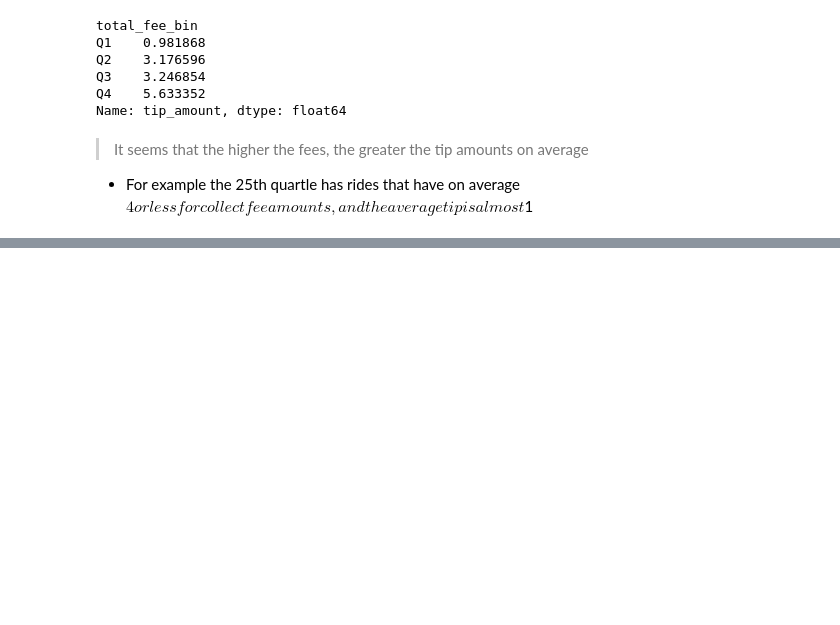
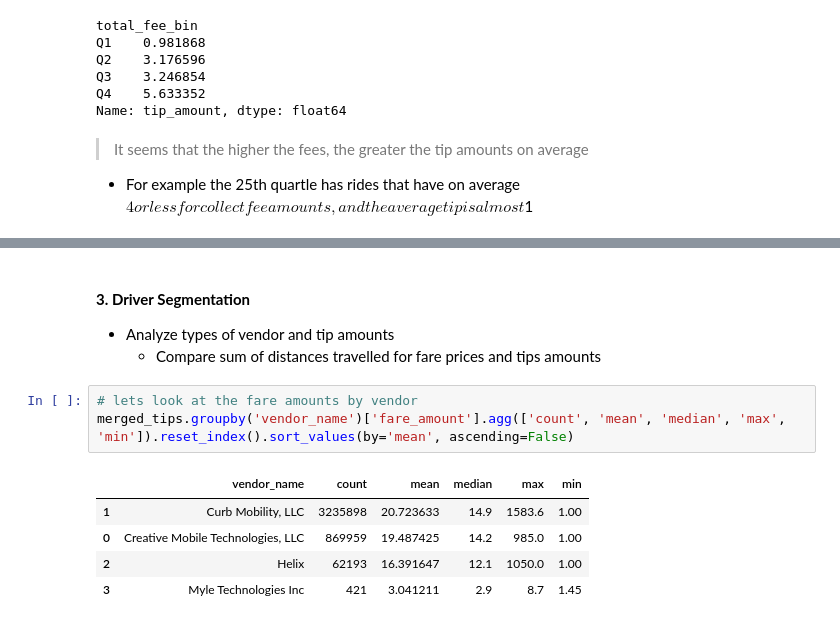
Before and after one commit to jjen1/nyc-taxis-trends, a Jupyter notebook: notebooks/yellow_taxis_eda.ipynb, the cells around one changed output, grey strips where cells are left out. Cells and saved outputs as stored; diff of their text form; blank space fills up the shorter version.

```diff
--- a/notebooks/yellow_taxis_eda.ipynb
+++ b/notebooks/yellow_taxis_eda.ipynb
@@ -2018,0 +2013,13 @@ Name: tip_amount, dtype: float64
+# %% [markdown]
+#### **3. Driver Segmentation**
+* Analyze types of vendor and tip amounts
+  * Compare sum of distances travelled for fare prices and tips amounts
+# %%
+# lets look at the fare amounts by vendor
+merged_tips.groupby('vendor_name')['fare_amount'].agg(['count', 'mean', 'median', 'max', 'min']).reset_index().sort_values(by='mean', ascending=False)
+# %% [output]
+|  | vendor_name | count | mean | median | max | min |
+| 1 | Curb Mobility, LLC | 3235898 | 20.723633 | 14.9 | 1583.6 | 1.00 |
+| 0 | Creative Mobile Technologies, LLC | 869959 | 19.487425 | 14.2 | 985.0 | 1.00 |
+| 2 | Helix | 62193 | 16.391647 | 12.1 | 1050.0 | 1.00 |
+| 3 | Myle Technologies Inc | 421 | 3.041211 | 2.9 | 8.7 | 1.45 |
```
Also changed, not shown: parts of 12 cells of this notebook.
